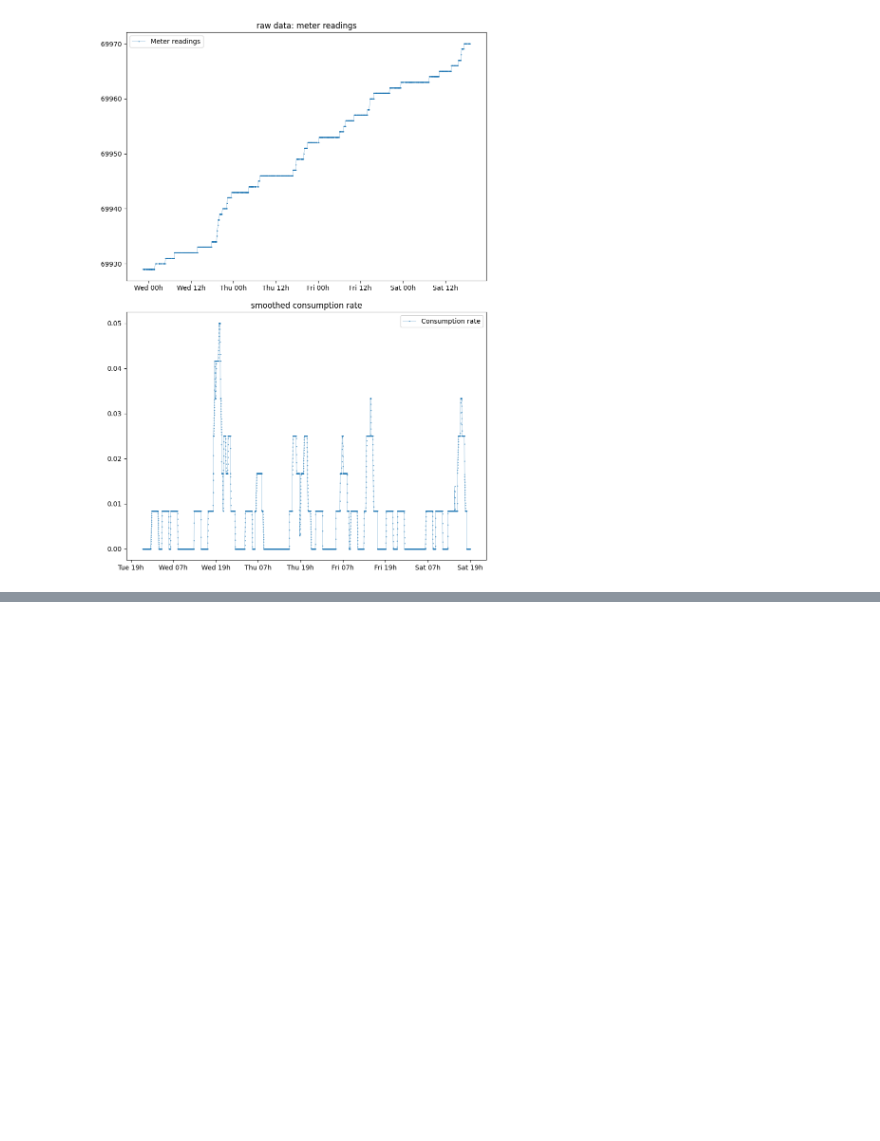
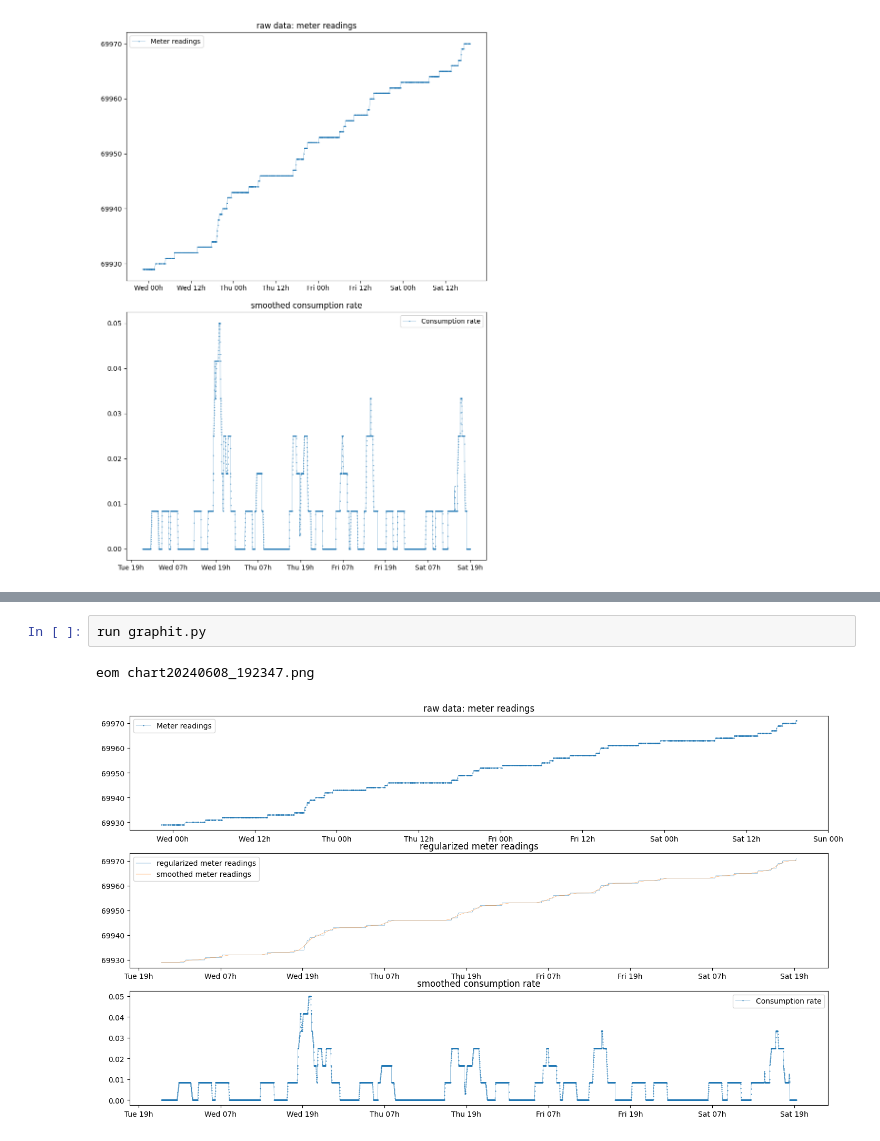
Before and after one commit to tomviolin/rtl433, a Jupyter notebook: Untitled1.ipynb, the cells around one changed output, grey strips where cells are left out. Cells and saved outputs as stored; diff of their text form; blank space fills up the shorter version.

```diff
--- a/Untitled1.ipynb
+++ b/Untitled1.ipynb
@@ -77,0 +88,5 @@ eom chart20240608_190410.png
+# %%
+run graphit.py
+# %% [output]
+eom chart20240608_192347.png
+[figure, added]
```
Also changed, not shown: parts of 3 cells of this notebook, 7 other files.
